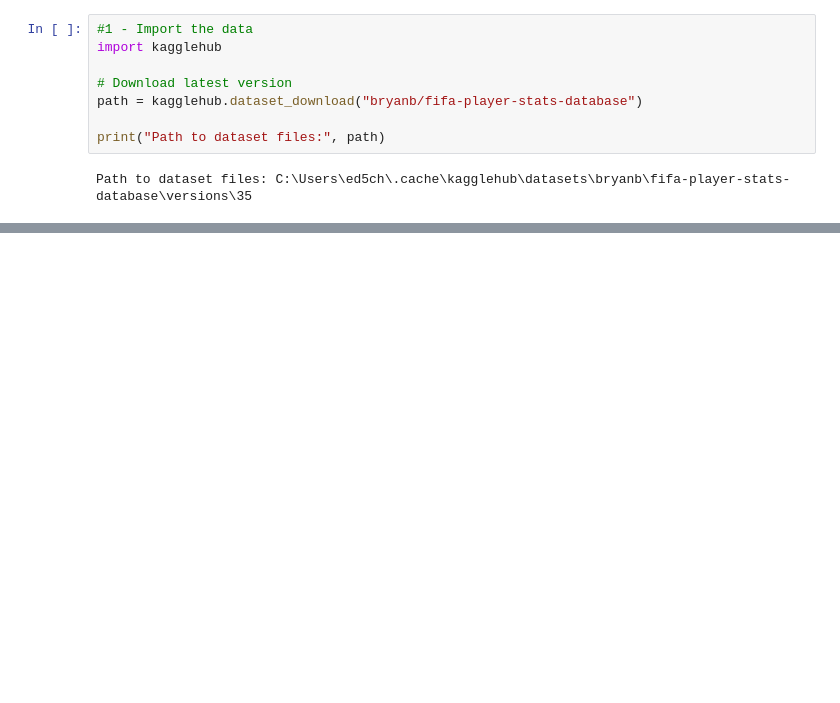
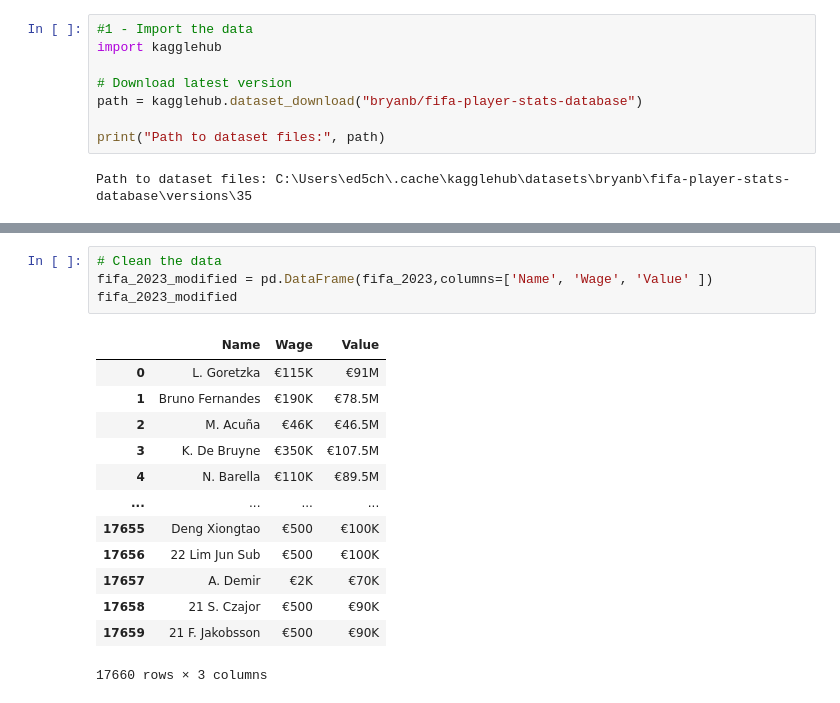
Before and after one commit to edchav/ztm, a Jupyter notebook: complete-python-developer/fifa-exploratory-analysis/soccer.ipynb, the cells around one changed output, grey strips where cells are left out. Cells and saved outputs as stored; diff of their text form; blank space fills up the shorter version.

```diff
--- a/complete-python-developer/fifa-exploratory-analysis/soccer.ipynb
+++ b/complete-python-developer/fifa-exploratory-analysis/soccer.ipynb
@@ -40,0 +35,18 @@ fifa_2023.describe()
+# %%
+# Clean the data
+fifa_2023_modified = pd.DataFrame(fifa_2023,columns=['Name', 'Wage', 'Value' ])
+fifa_2023_modified
+# %% [output]
+|  | Name | Wage | Value |
+| 0 | L. Goretzka | €115K | €91M |
+| 1 | Bruno Fernandes | €190K | €78.5M |
+| 2 | M. Acuña | €46K | €46.5M |
+| 3 | K. De Bruyne | €350K | €107.5M |
+| 4 | N. Barella | €110K | €89.5M |
+| ... | ... | ... | ... |
+| 17655 | Deng Xiongtao | €500 | €100K |
+| 17656 | 22 Lim Jun Sub | €500 | €100K |
+| 17657 | A. Demir | €2K | €70K |
+| 17658 | 21 S. Czajor | €500 | €90K |
+| 17659 | 21 F. Jakobsson | €500 | €90K |
+17660 rows × 3 columns
```
Also changed, not shown: parts of 5 cells of this notebook, 1 other file.
